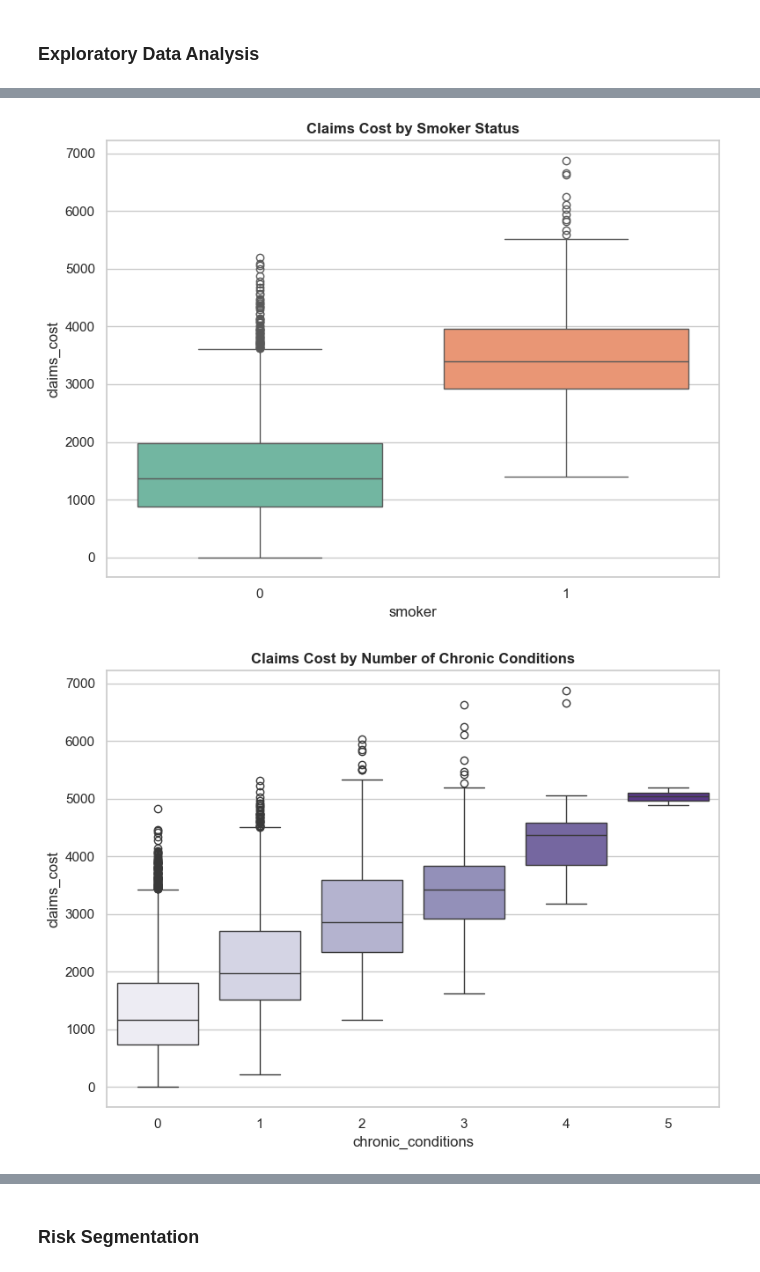
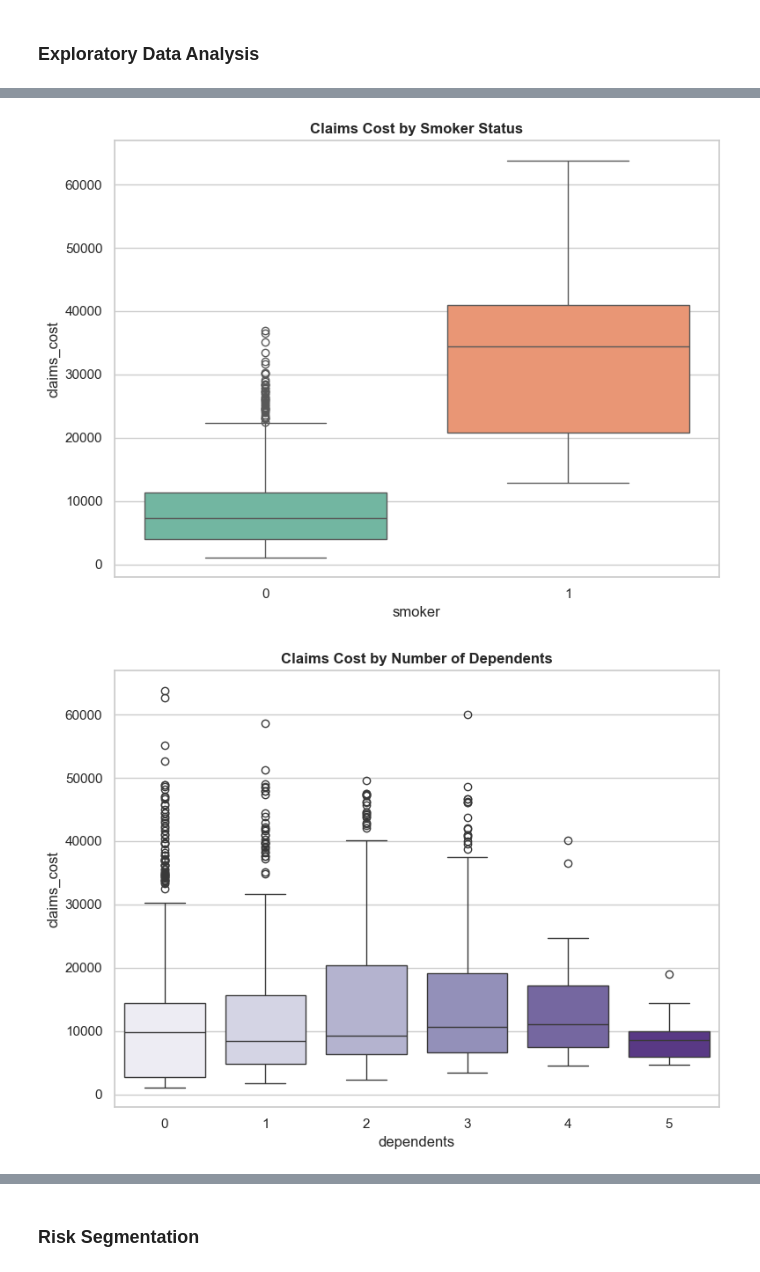
Before and after one commit to Kurodataio/Health-Insurance-Claims, a Jupyter notebook: health-insurance-claims.ipynb, the cells around one changed output, grey strips where cells are left out. Drawn from its saved outputs; the diff is of its cells as text; code cells hidden in the pictures.

Commit message:
Replace simulated data with actual data. Run notebook to generate EDA plots

```diff
--- a/health-insurance-claims.ipynb
+++ b/health-insurance-claims.ipynb
@@ -60,0 +69,3 @@ df.shape
+# %%
+df = pd.read_csv("data/insurance.csv")
+df.head()
@@ -60,0 +84,13 @@ df.shape
+# %%
+# Convert categorical variables
+df["smoker"] = df["smoker"].map({"yes": 1, "no": 0})
+df["sex"] = df["sex"].map({"male": 1, "female": 0})
+
+# Rename columns to match underwriting terminology
+df = df.rename(columns={
+    "charges": "claims_cost",
+    "sex": "gender",
+    "children": "dependents"
+})
+
+df.head()
@@ -127,41 +165,44 @@ plt.show()
 # %%
 # Categorical Plots
+# 4/6/2026 https://gemini.google.com/app
+# Here is the converted code to generate, save, and display each of the four boxplots completely independently, without using subplots or loops.
+# I have also added plt.close() after each plot to free up memory, which is best practice when saving multiple plots sequentially.
 
 # 1. Smoker Status Plot
 plt.figure(figsize=(8, 6))
 sns.boxplot(data=df, x='smoker', y='claims_cost', palette='Set2')
 plt.title('Claims Cost by Smoker Status', fontweight='bold')
 plt.tight_layout()
 plt.savefig("images/Claims_Cost_by_Smoker_Status.png")
 plt.show()
 plt.close()
 
-# 2. Chronic Conditions Plot
+# 2. Dependents Plot
 plt.figure(figsize=(8, 6))
-sns.boxplot(data=df, x='chronic_conditions', y='claims_cost', palette='Purples')
-plt.title('Claims Cost by Number of Chronic Conditions', fontweight='bold')
+sns.boxplot(data=df, x='dependents', y='claims_cost', palette='Purples')
+plt.title('Claims Cost by Number of Dependents', fontweight='bold')
 plt.tight_layout()
-plt.savefig("images/Claims_Cost_by_Chronic_Conditions.png")
+plt.savefig("images/Claims_Cost_by_Dependents.png")
 plt.show()
 plt.close()
 
 # 3. Gender Plot
 plt.figure(figsize=(8, 6))
 sns.boxplot(data=df, x='gender', y='claims_cost', palette='Pastel1')
 plt.title('Claims Cost by Gender', fontweight='bold')
 plt.tight_layout()
 plt.savefig("images/Claims_Cost_by_Gender.png")
 plt.show()
 plt.close()
 
 # 4. Region Plot
 plt.figure(figsize=(8, 6))
 sns.boxplot(data=df, x='region', y='claims_cost', palette='Pastel2')
 plt.title('Claims Cost by Region', fontweight='bold')
 plt.tight_layout()
 plt.savefig("images/Claims_Cost_by_Region.png")
 plt.show()
 plt.close()
 # %% [output]
-[figure, old version]
+[figure, new version]
-[figure, old version]
+[figure, new version]
```
Also changed, not shown: parts of 13 cells of this notebook, 8 other files.
